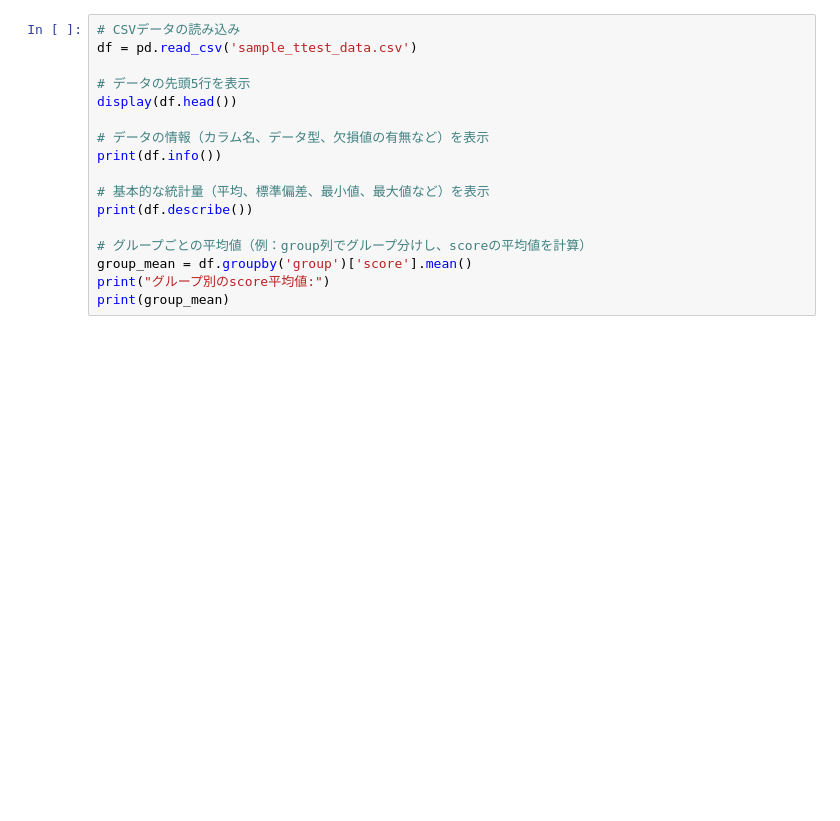
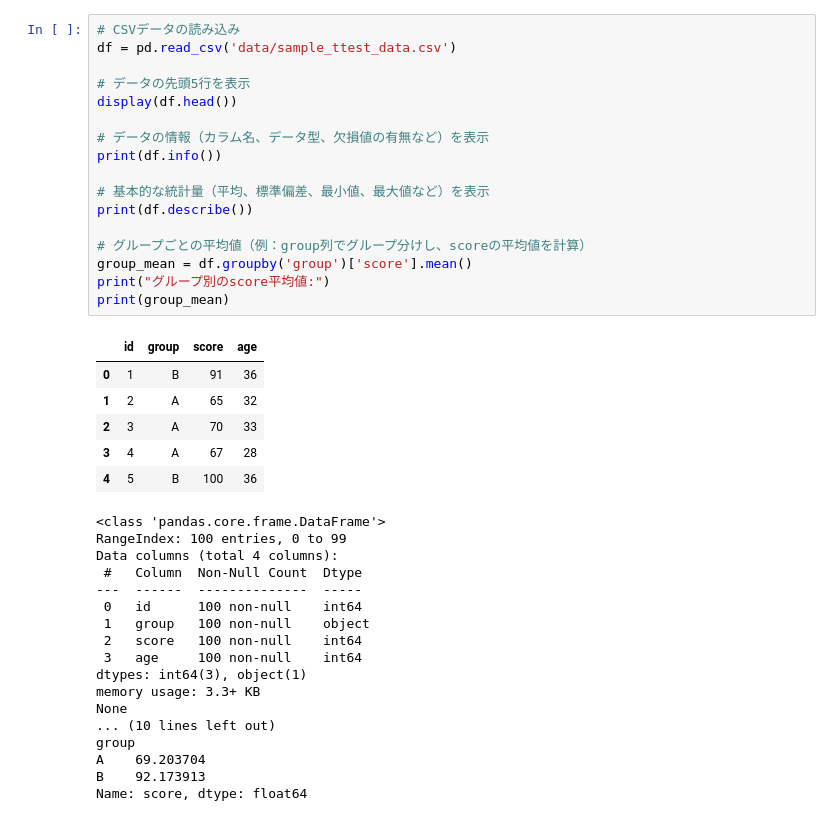
Before and after one commit to Naokiakazawa/causal_notebooks, a Jupyter notebook: 02_ttest.ipynb, the cells around one changed output. Cells and saved outputs as stored; diff of their text form; blank space fills up the shorter version.

```diff
--- a/02_ttest.ipynb
+++ b/02_ttest.ipynb
@@ -33,20 +44,44 @@ display(df.head())
 # %%
 # CSVデータの読み込み
-df = pd.read_csv('sample_ttest_data.csv')
+df = pd.read_csv('data/sample_ttest_data.csv')
 
 # データの先頭5行を表示
 display(df.head())
 
 # データの情報（カラム名、データ型、欠損値の有無など）を表示
 print(df.info())
 
 # 基本的な統計量（平均、標準偏差、最小値、最大値など）を表示
 print(df.describe())
 
 # グループごとの平均値（例：group列でグループ分けし、scoreの平均値を計算）
 group_mean = df.groupby('group')['score'].mean()
 print("グループ別のscore平均値:")
 print(group_mean)
+# %% [output]
+|  | id | group | score | age |
+| 0 | 1 | B | 91 | 36 |
+| 1 | 2 | A | 65 | 32 |
+| 2 | 3 | A | 70 | 33 |
+| 3 | 4 | A | 67 | 28 |
+| 4 | 5 | B | 100 | 36 |
+<class 'pandas.core.frame.DataFrame'>
+RangeIndex: 100 entries, 0 to 99
+Data columns (total 4 columns):
+ #   Column  Non-Null Count  Dtype
+---  ------  --------------  -----
+ 0   id      100 non-null    int64
+ 1   group   100 non-null    object
+ 2   score   100 non-null    int64
+ 3   age     100 non-null    int64
+dtypes: int64(3), object(1)
+memory usage: 3.3+ KB
+None
+... (10 lines left out)
+group
+A    69.203704
+B    92.173913
+Name: score, dtype: float64
 # %%
 # 箱ひげ図の作成: グループごとのscoreのばらつきと外れ値を確認
 sns.boxplot(x='group', y='score', data=df)
```
Also changed, not shown: parts of 5 cells of this notebook, 6 other files.
